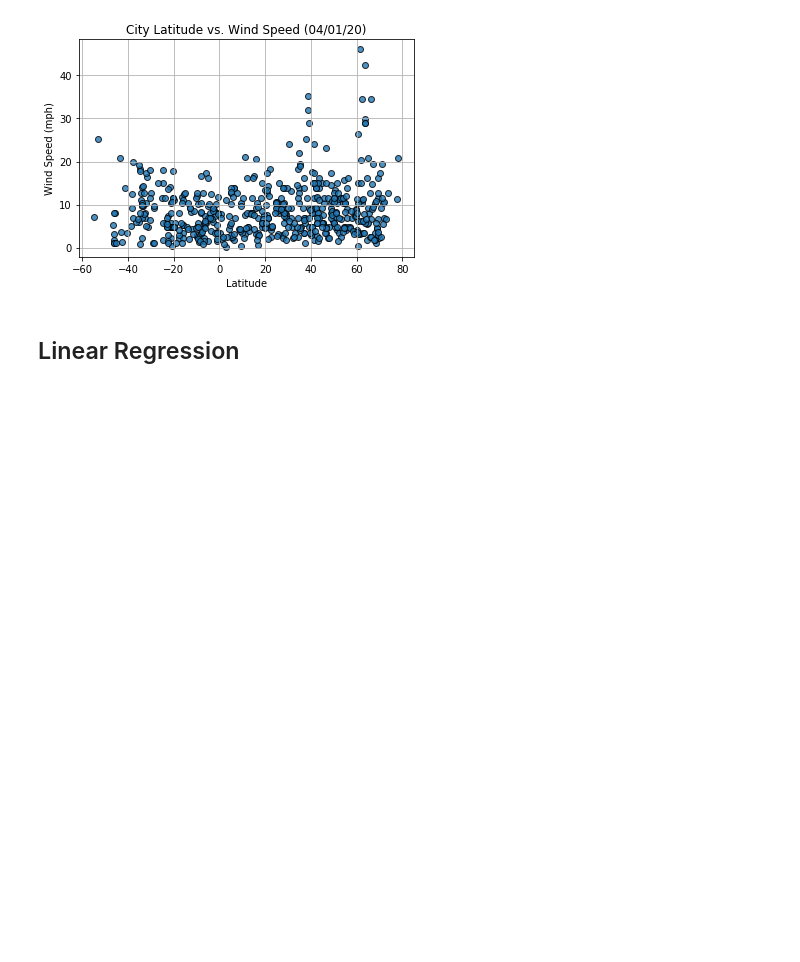
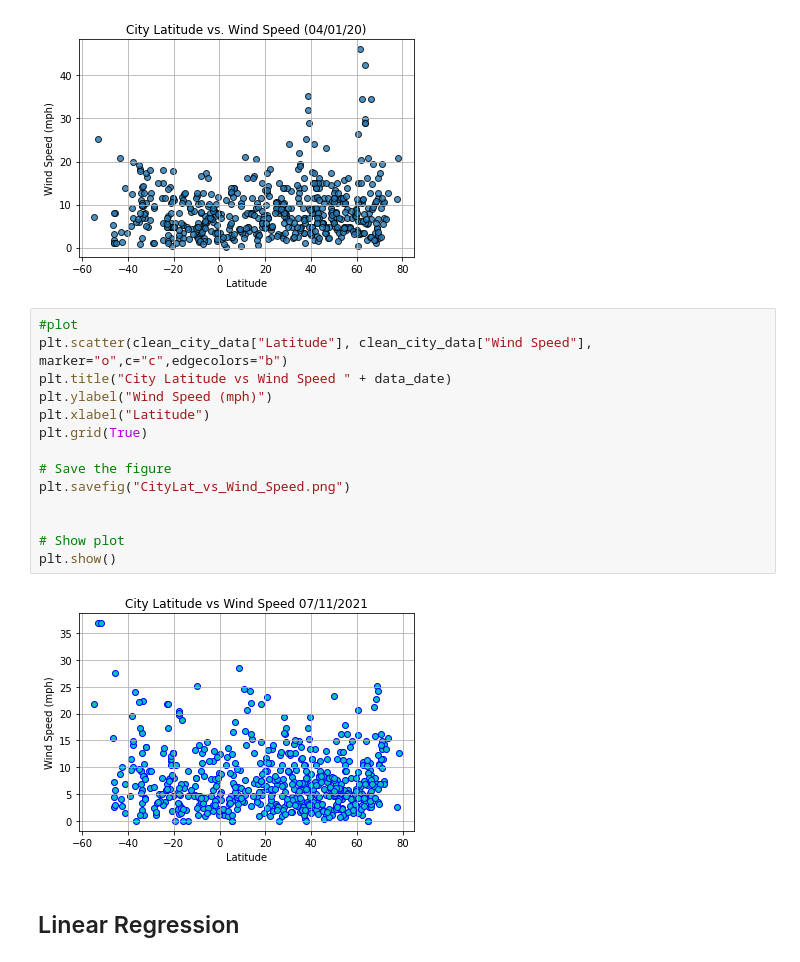
Before and after one commit to DasaSimo/python-api-challenge, a Jupyter notebook: WeatherPy/WeatherPy.ipynb, the cells around one changed output. Saved outputs shown, nothing was run; the diff lists cells and outputs as text; blank space fills up the shorter version.

```diff
--- a/WeatherPy/WeatherPy.ipynb
+++ b/WeatherPy/WeatherPy.ipynb
@@ -292,6 +308,22 @@ plt.show()
 # %%
 # %% [output]
 [figure]
+# %%
+#plot
+plt.scatter(clean_city_data["Latitude"], clean_city_data["Wind Speed"], marker="o",c="c",edgecolors="b")
+plt.title("City Latitude vs Wind Speed " + data_date)
+plt.ylabel("Wind Speed (mph)")
+plt.xlabel("Latitude")
+plt.grid(True)
+
+# Save the figure
+plt.savefig("CityLat_vs_Wind_Speed.png")
+
+
+# Show plot
+plt.show()
+# %% [output]
+[figure, added]
 # %% [markdown]
 ## Linear Regression
 # %% [markdown]
```
Also changed, not shown: parts of 1 cell of this notebook, 2 other files.
